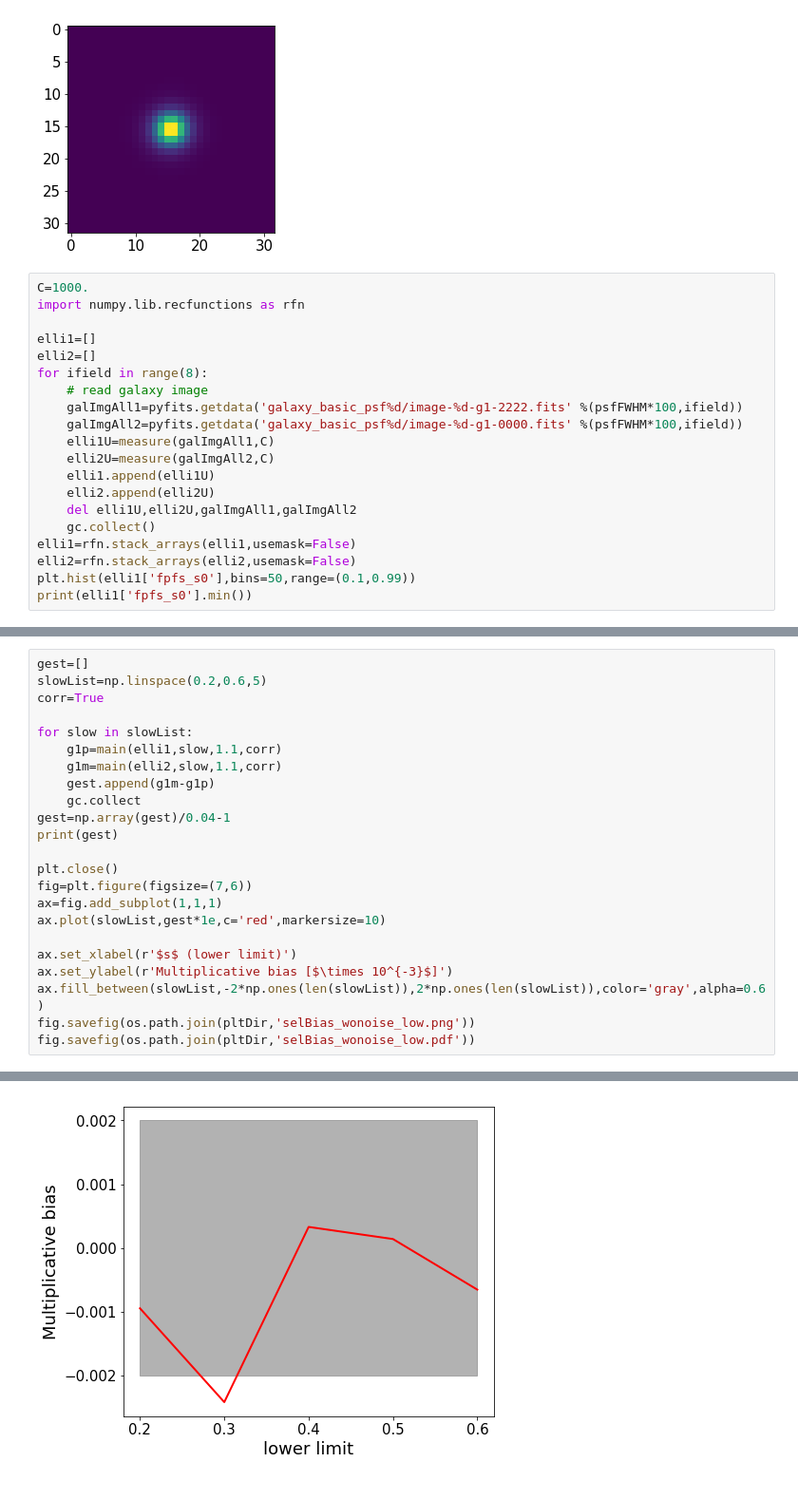
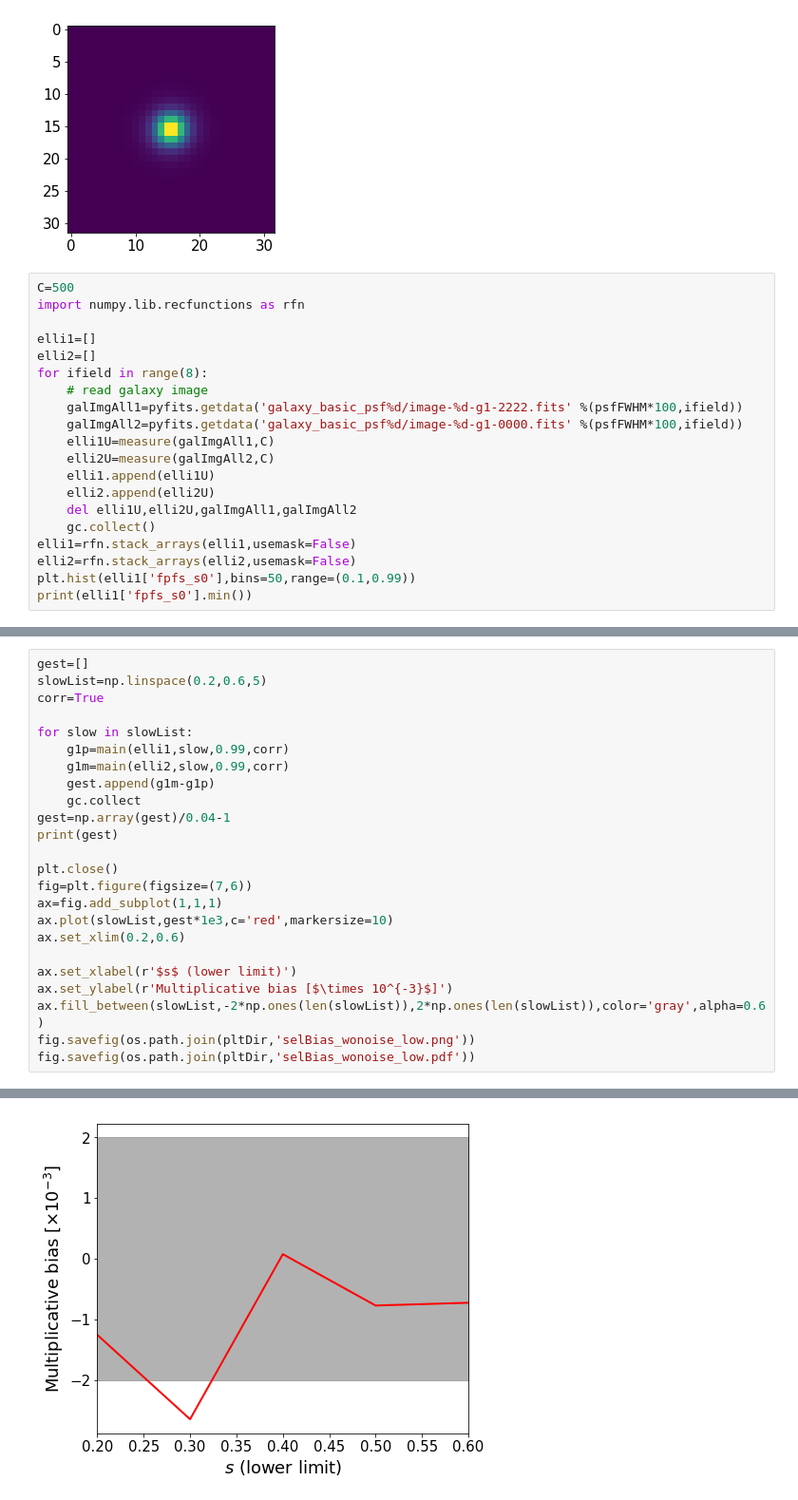
Before and after one commit to mr-superonion/FPFS, a Jupyter notebook: notebook/paper-FPFS2021/2-selBias.ipynb, the cells around one changed output, grey strips where cells are left out. Shown at 95% size. Saved outputs shown, nothing was run; the diff lists cells and outputs as text.

```diff
--- a/notebook/paper-FPFS2021/2-selBias.ipynb
+++ b/notebook/paper-FPFS2021/2-selBias.ipynb
@@ -61,7 +61,7 @@ fpTask=fpfsBase.fpfsTask(psfData,beta=beta)
 # %% [output]
 [figure]
 # %%
-C=1000.
+C=500
 import numpy.lib.recfunctions as rfn
 
 elli1=[]
@@ -110,8 +110,8 @@ slowList=np.linspace(0.2,0.6,5)
 corr=True
 
 for slow in slowList:
-    g1p=main(elli1,slow,1.1,corr)
-    g1m=main(elli2,slow,1.1,corr)
+    g1p=main(elli1,slow,0.99,corr)
+    g1m=main(elli2,slow,0.99,corr)
     gest.append(g1m-g1p)
     gc.collect
 gest=np.array(gest)/0.04-1
@@ -120,7 +120,8 @@ print(gest)
 plt.close()
 fig=plt.figure(figsize=(7,6))
 ax=fig.add_subplot(1,1,1)
-ax.plot(slowList,gest*1e,c='red',markersize=10)
+ax.plot(slowList,gest*1e3,c='red',markersize=10)
+ax.set_xlim(0.2,0.6)
 
 ax.set_xlabel(r'$s$ (lower limit)')
 ax.set_ylabel(r'Multiplicative bias [$\times 10^{-3}$]')
@@ -132,4 +134,4 @@ fig.savefig(os.path.join(pltDir,'selBias_wonoise_low.pdf'))
-[figure, old version]
+[figure, new version]
 # %%
 gest=[]
 shighList=np.linspace(0.6,0.9,5)
```
Also changed, not shown: parts of 4 cells of this notebook.
